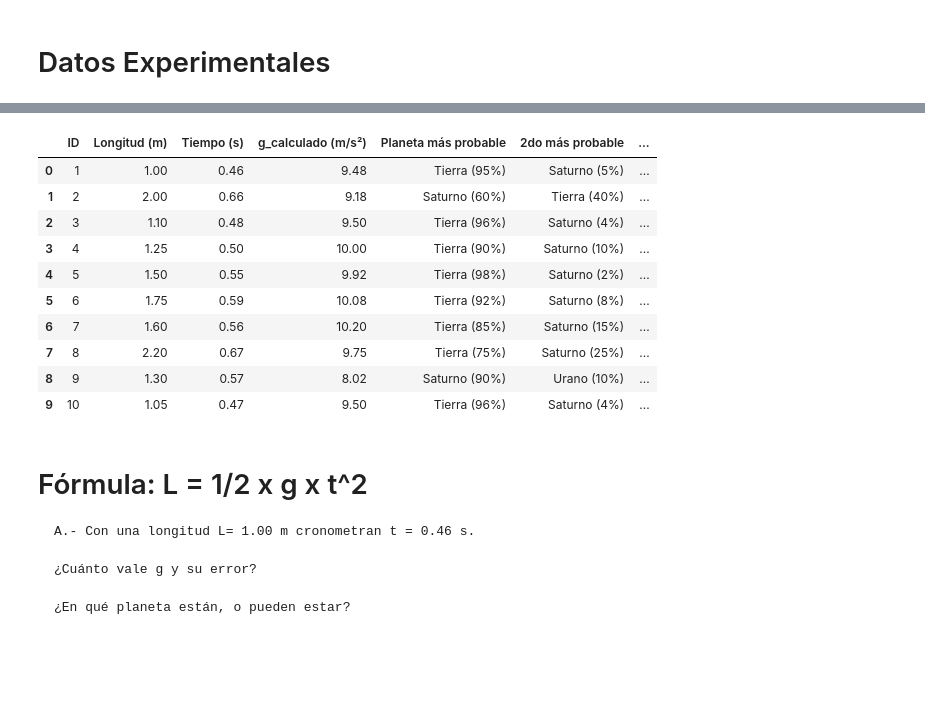
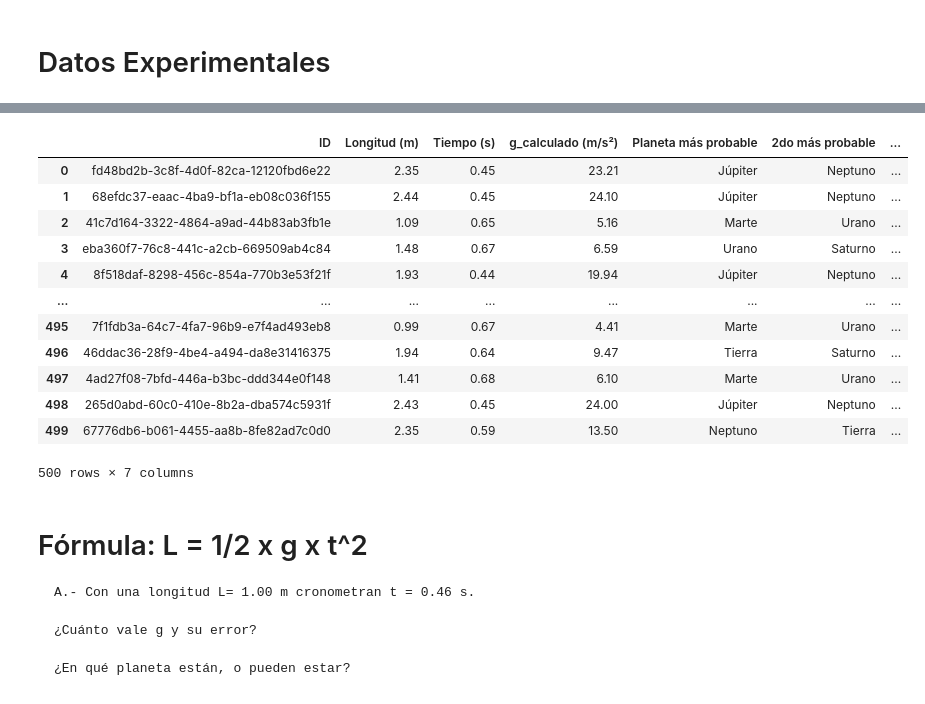
Before and after one commit to clauloro/Perdidos-en-el-espacio, a Jupyter notebook: perdidos_espacio.ipynb, the cells around one changed output, grey strips where cells are left out. Saved outputs shown, nothing was run; the diff lists cells and outputs as text; code cells hidden in the pictures; blank space fills up the shorter version.

Commit message:
dataset mas denso

```diff
--- a/perdidos_espacio.ipynb
+++ b/perdidos_espacio.ipynb
@@ -27,20 +89,22 @@ from sklearn.preprocessing import LabelEncoder
 # %%
-filepath = 'dataset.csv'
-dataset = pd.read_csv(filepath)
+filepath = "planet_dataset.csv"
+data_frame = pd.read_csv(filepath)
 
-dataset.head(100)
+data_frame.head(500)
 # %% [output]
 |  | ID | Longitud (m) | Tiempo (s) | g_calculado (m/s²) | Planeta más probable | 2do más probable | ... |
-| 0 | 1 | 1.00 | 0.46 | 9.48 | Tierra (95%) | Saturno (5%) | ... |
-| 1 | 2 | 2.00 | 0.66 | 9.18 | Saturno (60%) | Tierra (40%) | ... |
-| 2 | 3 | 1.10 | 0.48 | 9.50 | Tierra (96%) | Saturno (4%) | ... |
-| 3 | 4 | 1.25 | 0.50 | 10.00 | Tierra (90%) | Saturno (10%) | ... |
-| 4 | 5 | 1.50 | 0.55 | 9.92 | Tierra (98%) | Saturno (2%) | ... |
-| 5 | 6 | 1.75 | 0.59 | 10.08 | Tierra (92%) | Saturno (8%) | ... |
-| 6 | 7 | 1.60 | 0.56 | 10.20 | Tierra (85%) | Saturno (15%) | ... |
-| 7 | 8 | 2.20 | 0.67 | 9.75 | Tierra (75%) | Saturno (25%) | ... |
-| 8 | 9 | 1.30 | 0.57 | 8.02 | Saturno (90%) | Urano (10%) | ... |
-| 9 | 10 | 1.05 | 0.47 | 9.50 | Tierra (96%) | Saturno (4%) | ... |
+| 0 | fd48bd2b-3c8f-4d0f-82ca-12120fbd6e22 | 2.35 | 0.45 | 23.21 | Júpiter | Neptuno | ... |
+| 1 | 68efdc37-eaac-4ba9-bf1a-eb08c036f155 | 2.44 | 0.45 | 24.10 | Júpiter | Neptuno | ... |
+| 2 | 41c7d164-3322-4864-a9ad-44b83ab3fb1e | 1.09 | 0.65 | 5.16 | Marte | Urano | ... |
+| 3 | eba360f7-76c8-441c-a2cb-669509ab4c84 | 1.48 | 0.67 | 6.59 | Urano | Saturno | ... |
+| 4 | 8f518daf-8298-456c-854a-770b3e53f21f | 1.93 | 0.44 | 19.94 | Júpiter | Neptuno | ... |
+| ... | ... | ... | ... | ... | ... | ... | ... |
+| 495 | 7f1fdb3a-64c7-4fa7-96b9-e7f4ad493eb8 | 0.99 | 0.67 | 4.41 | Marte | Urano | ... |
+| 496 | 46ddac36-28f9-4be4-a494-da8e31416375 | 1.94 | 0.64 | 9.47 | Tierra | Saturno | ... |
+| 497 | 4ad27f08-7bfd-446a-b3bc-ddd344e0f148 | 1.41 | 0.68 | 6.10 | Marte | Urano | ... |
+| 498 | 265d0abd-60c0-410e-8b2a-dba574c5931f | 2.43 | 0.45 | 24.00 | Júpiter | Neptuno | ... |
+| 499 | 67776db6-b061-4455-aa8b-8fe82ad7c0d0 | 2.35 | 0.59 | 13.50 | Neptuno | Tierra | ... |
+500 rows × 7 columns
 # %% [markdown]
 # Fórmula: L = 1/2 x g x t^2
 
```
Also changed, not shown: parts of 5 cells of this notebook, 2 other files.
